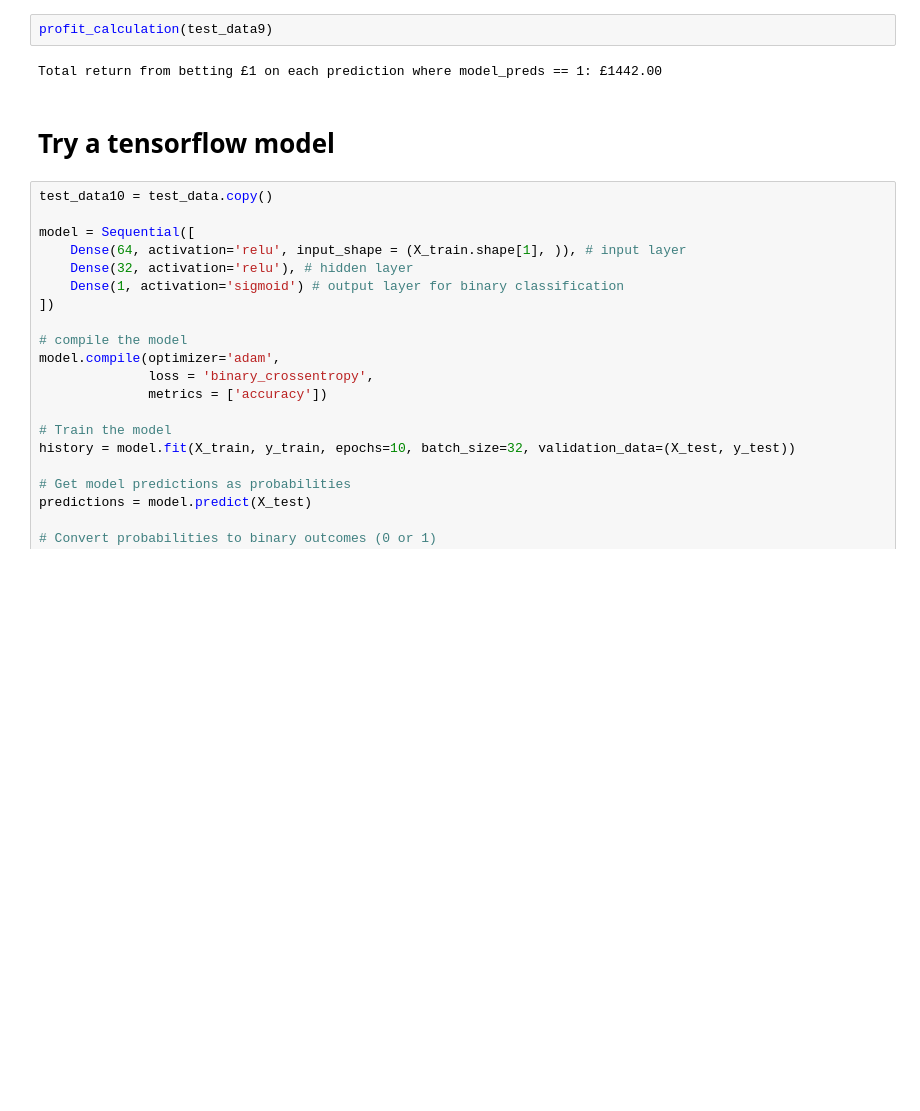
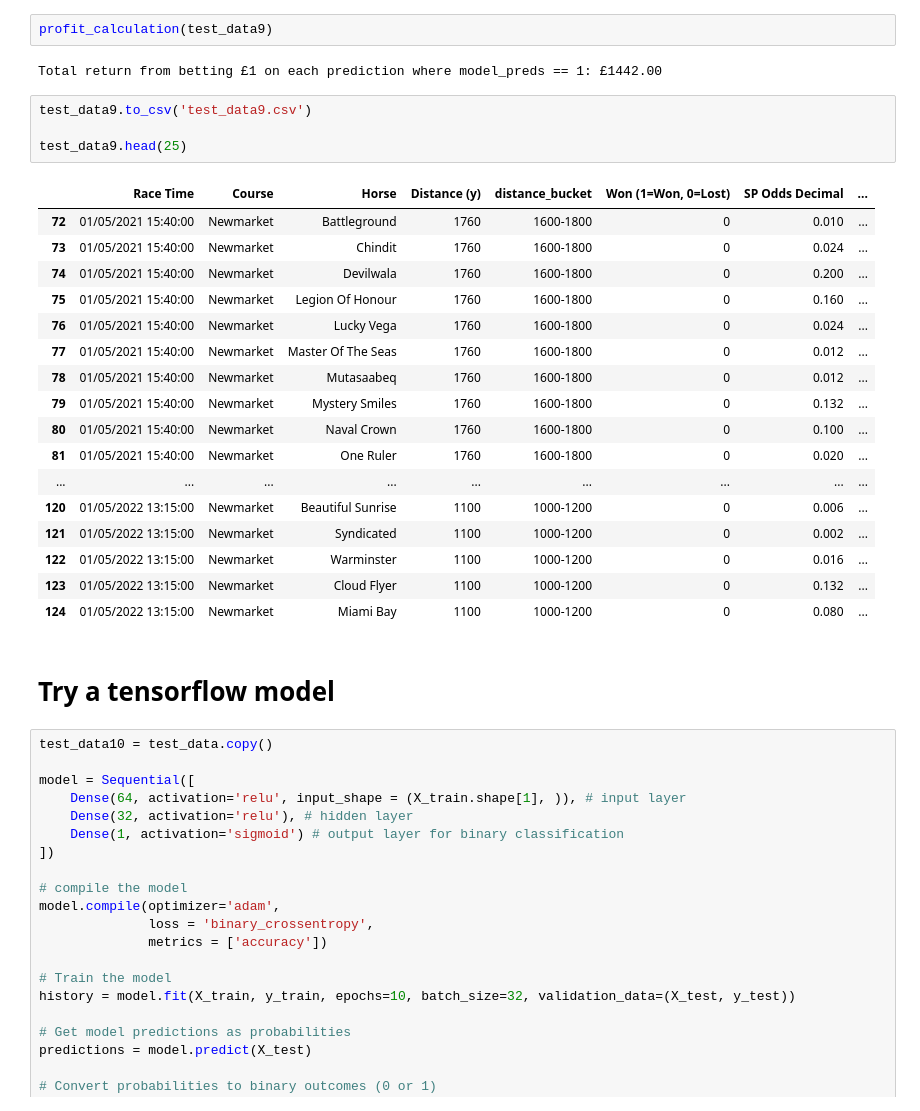
Before and after one commit to andrewbarwise/horse_trading, a Jupyter notebook: notebooks/models.ipynb, the cells around one changed output. Saved outputs shown, nothing was run; the diff lists cells and outputs as text; blank space fills up the shorter version.

```diff
--- a/notebooks/models.ipynb
+++ b/notebooks/models.ipynb
@@ -467,6 +469,28 @@ ROC AUC score: 0.7370539544719032
 profit_calculation(test_data9)
 # %% [output]
 Total return from betting £1 on each prediction where model_preds == 1: £1442.00
+# %%
+test_data9.to_csv('test_data9.csv')
+
+test_data9.head(25)
+# %% [output]
+|  | Race Time | Course | Horse | Distance (y) | distance_bucket | Won (1=Won, 0=Lost) | SP Odds Decimal | ... |
+| 72 | 01/05/2021 15:40:00 | Newmarket | Battleground | 1760 | 1600-1800 | 0 | 0.010 | ... |
+| 73 | 01/05/2021 15:40:00 | Newmarket | Chindit | 1760 | 1600-1800 | 0 | 0.024 | ... |
+| 74 | 01/05/2021 15:40:00 | Newmarket | Devilwala | 1760 | 1600-1800 | 0 | 0.200 | ... |
+| 75 | 01/05/2021 15:40:00 | Newmarket | Legion Of Honour | 1760 | 1600-1800 | 0 | 0.160 | ... |
+| 76 | 01/05/2021 15:40:00 | Newmarket | Lucky Vega | 1760 | 1600-1800 | 0 | 0.024 | ... |
+| 77 | 01/05/2021 15:40:00 | Newmarket | Master Of The Seas | 1760 | 1600-1800 | 0 | 0.012 | ... |
+| 78 | 01/05/2021 15:40:00 | Newmarket | Mutasaabeq | 1760 | 1600-1800 | 0 | 0.012 | ... |
+| 79 | 01/05/2021 15:40:00 | Newmarket | Mystery Smiles | 1760 | 1600-1800 | 0 | 0.132 | ... |
+| 80 | 01/05/2021 15:40:00 | Newmarket | Naval Crown | 1760 | 1600-1800 | 0 | 0.100 | ... |
+| 81 | 01/05/2021 15:40:00 | Newmarket | One Ruler | 1760 | 1600-1800 | 0 | 0.020 | ... |
+| ... | ... | ... | ... | ... | ... | ... | ... | ... |
+| 120 | 01/05/2022 13:15:00 | Newmarket | Beautiful Sunrise | 1100 | 1000-1200 | 0 | 0.006 | ... |
+| 121 | 01/05/2022 13:15:00 | Newmarket | Syndicated | 1100 | 1000-1200 | 0 | 0.002 | ... |
+| 122 | 01/05/2022 13:15:00 | Newmarket | Warminster | 1100 | 1000-1200 | 0 | 0.016 | ... |
+| 123 | 01/05/2022 13:15:00 | Newmarket | Cloud Flyer | 1100 | 1000-1200 | 0 | 0.132 | ... |
+| 124 | 01/05/2022 13:15:00 | Newmarket | Miami Bay | 1100 | 1000-1200 | 0 | 0.080 | ... |
 # %% [markdown]
 # Try a tensorflow model
 # %%
```
Also changed, not shown: parts of 1 cell of this notebook, 3 other files.
